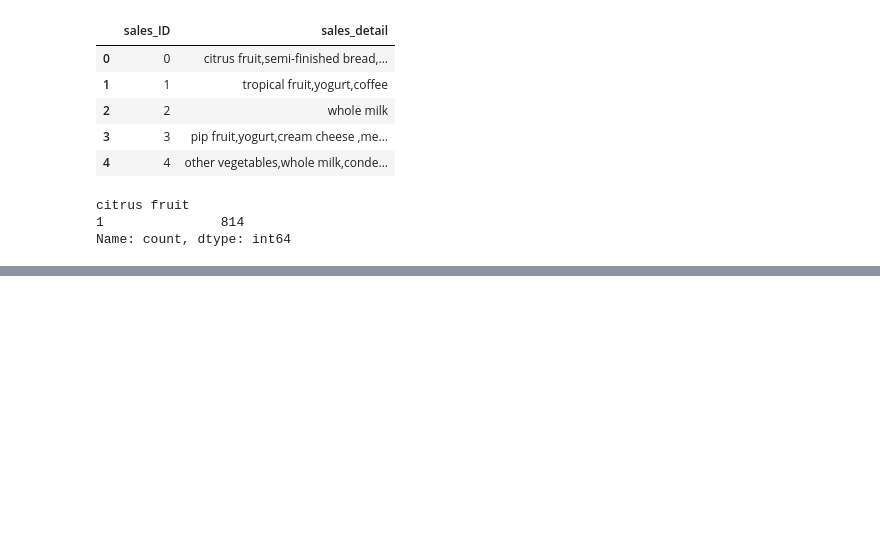
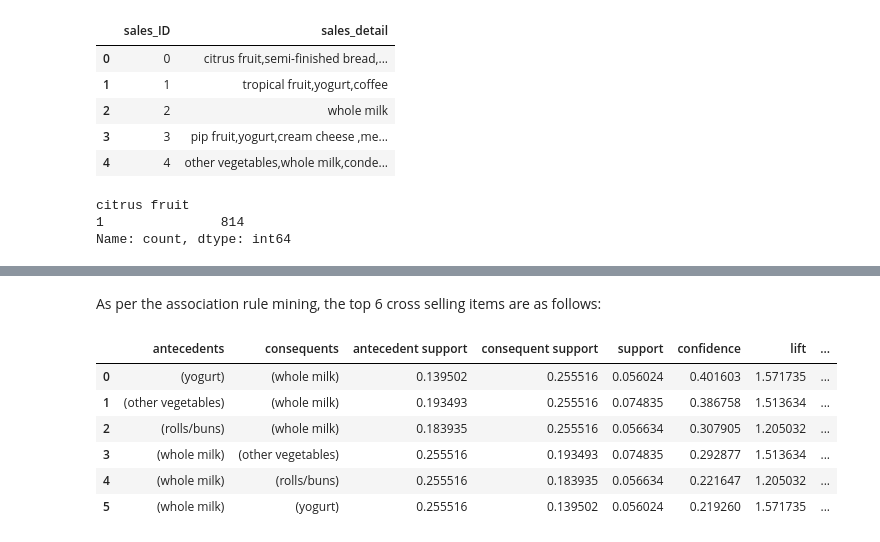
Before and after one commit to bkty1122/bkty1122, a Jupyter notebook: master-school-project/COM6101-Ass-1/Q1_p233340.ipynb, the cells around one changed output, grey strips where cells are left out. Drawn from its saved outputs; the diff is of its cells as text; code cells hidden in the pictures; blank space fills up the shorter version.

```diff
--- a/master-school-project/COM6101-Ass-1/Q1_p233340.ipynb
+++ b/master-school-project/COM6101-Ass-1/Q1_p233340.ipynb
@@ -39,0 +140,9 @@ Name: count, dtype: int64
+# %%
+# use associate rule mining to find the most common item pairs
+from mlxtend.frequent_patterns import apriori
+from mlxtend.frequent_patterns import association_rules
+
+# As the distribution of itemsets are very sparse (the most frequent itemset is only about 5%), we can set the minimum support to 0.05
+# find the frequent item sets with a minimum support of 0.05.
+frequent_itemsets = apriori(Q1_df.iloc[:, 1:], min_support=0.05, use_colnames=True)
+frequent_itemsets
@@ -39,0 +167,14 @@ Name: count, dtype: int64
+# %% [markdown]
+As per the association rule mining, the top 6 cross selling items are as follows:
+# %%
+# find the most common item pairs
+rules = association_rules(frequent_itemsets, metric='confidence', min_threshold=0.2)
+rules.sort_values(by='confidence', ascending=False).reset_index(drop=True)
+# %% [output]
+|  | antecedents | consequents | antecedent support | consequent support | support | confidence | lift | ... |
+| 0 | (yogurt) | (whole milk) | 0.139502 | 0.255516 | 0.056024 | 0.401603 | 1.571735 | ... |
+| 1 | (other vegetables) | (whole milk) | 0.193493 | 0.255516 | 0.074835 | 0.386758 | 1.513634 | ... |
+| 2 | (rolls/buns) | (whole milk) | 0.183935 | 0.255516 | 0.056634 | 0.307905 | 1.205032 | ... |
+| 3 | (whole milk) | (other vegetables) | 0.255516 | 0.193493 | 0.074835 | 0.292877 | 1.513634 | ... |
+| 4 | (whole milk) | (rolls/buns) | 0.255516 | 0.183935 | 0.056634 | 0.221647 | 1.205032 | ... |
+| 5 | (whole milk) | (yogurt) | 0.255516 | 0.139502 | 0.056024 | 0.219260 | 1.571735 | ... |
```
Also changed, not shown: parts of 22 cells of this notebook.
